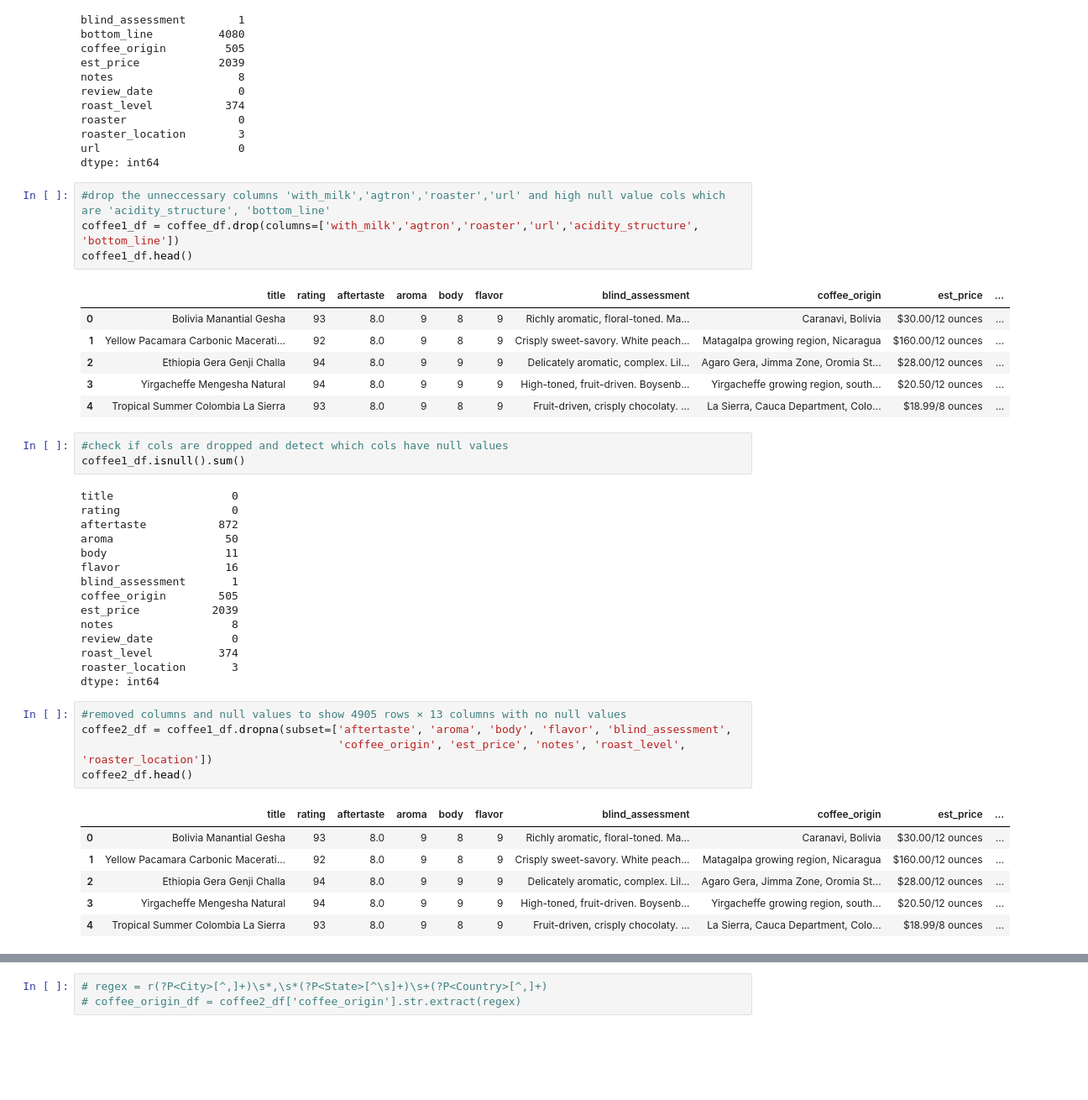
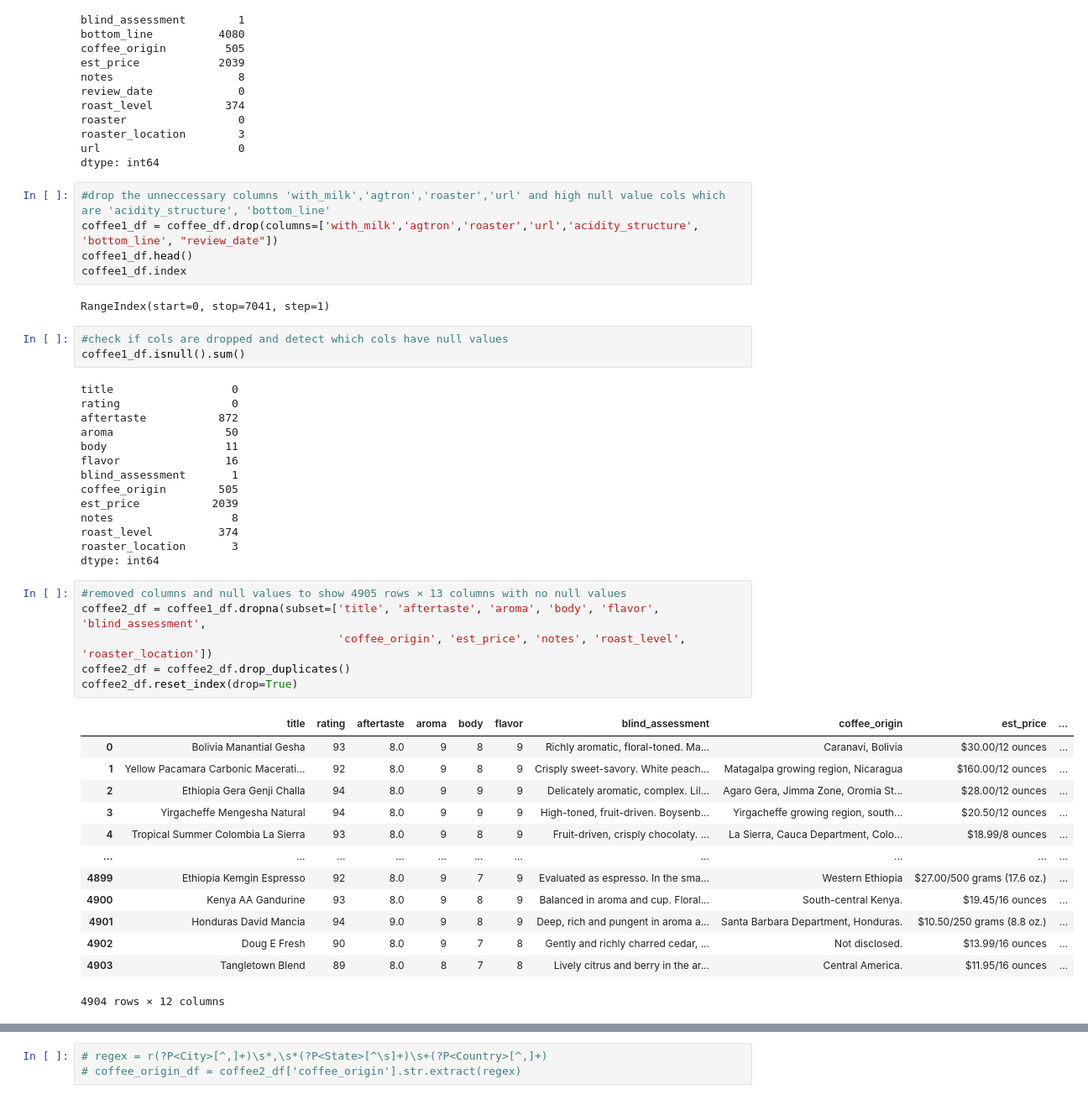
Before and after one commit to Marissag21/coffee_venture, a Jupyter notebook: ankita_coffee_data.ipynb, the cells around one changed output, grey strips where cells are left out. Shown at 84% size. Cells and saved outputs as stored; diff of their text form; blank space fills up the shorter version.

```diff
--- a/ankita_coffee_data.ipynb
+++ b/ankita_coffee_data.ipynb
@@ -41,15 +41,11 @@ url                     0
 dtype: int64
 # %%
 #drop the unneccessary columns 'with_milk','agtron','roaster','url' and high null value cols which are 'acidity_structure', 'bottom_line'
-coffee1_df = coffee_df.drop(columns=['with_milk','agtron','roaster','url','acidity_structure', 'bottom_line'])
+coffee1_df = coffee_df.drop(columns=['with_milk','agtron','roaster','url','acidity_structure', 'bottom_line', "review_date"])
 coffee1_df.head()
+coffee1_df.index
 # %% [output]
-|  | title | rating | aftertaste | aroma | body | flavor | blind_assessment | coffee_origin | est_price | ... |
-| 0 | Bolivia Manantial Gesha | 93 | 8.0 | 9 | 8 | 9 | Richly aromatic, floral-toned. Ma... | Caranavi, Bolivia | $30.00/12 ounces | ... |
-| 1 | Yellow Pacamara Carbonic Macerati... | 92 | 8.0 | 9 | 8 | 9 | Crisply sweet-savory. White peach... | Matagalpa growing region, Nicaragua | $160.00/12 ounces | ... |
-| 2 | Ethiopia Gera Genji Challa | 94 | 8.0 | 9 | 9 | 9 | Delicately aromatic, complex. Lil... | Agaro Gera, Jimma Zone, Oromia St... | $28.00/12 ounces | ... |
-| 3 | Yirgacheffe Mengesha Natural | 94 | 8.0 | 9 | 9 | 9 | High-toned, fruit-driven. Boysenb... | Yirgacheffe growing region, south... | $20.50/12 ounces | ... |
-| 4 | Tropical Summer Colombia La Sierra | 93 | 8.0 | 9 | 8 | 9 | Fruit-driven, crisply chocolaty. ... | La Sierra, Cauca Department, Colo... | $18.99/8 ounces | ... |
+RangeIndex(start=0, stop=7041, step=1)
 # %%
 #check if cols are dropped and detect which cols have null values
 coffee1_df.isnull().sum()
@@ -64,20 +60,27 @@ blind_assessment       1
 coffee_origin        505
 est_price           2039
 notes                  8
-review_date            0
 roast_level          374
 roaster_location       3
 dtype: int64
 # %%
 #removed columns and null values to show 4905 rows × 13 columns with no null values
-coffee2_df = coffee1_df.dropna(subset=['aftertaste', 'aroma', 'body', 'flavor', 'blind_assessment',
+coffee2_df = coffee1_df.dropna(subset=['title', 'aftertaste', 'aroma', 'body', 'flavor', 'blind_assessment',
                                        'coffee_origin', 'est_price', 'notes', 'roast_level', 'roaster_location'])
-coffee2_df.head()
+coffee2_df = coffee2_df.drop_duplicates()
+coffee2_df.reset_index(drop=True)
 # %% [output]
 |  | title | rating | aftertaste | aroma | body | flavor | blind_assessment | coffee_origin | est_price | ... |
 | 0 | Bolivia Manantial Gesha | 93 | 8.0 | 9 | 8 | 9 | Richly aromatic, floral-toned. Ma... | Caranavi, Bolivia | $30.00/12 ounces | ... |
 | 1 | Yellow Pacamara Carbonic Macerati... | 92 | 8.0 | 9 | 8 | 9 | Crisply sweet-savory. White peach... | Matagalpa growing region, Nicaragua | $160.00/12 ounces | ... |
 | 2 | Ethiopia Gera Genji Challa | 94 | 8.0 | 9 | 9 | 9 | Delicately aromatic, complex. Lil... | Agaro Gera, Jimma Zone, Oromia St... | $28.00/12 ounces | ... |
 | 3 | Yirgacheffe Mengesha Natural | 94 | 8.0 | 9 | 9 | 9 | High-toned, fruit-driven. Boysenb... | Yirgacheffe growing region, south... | $20.50/12 ounces | ... |
 | 4 | Tropical Summer Colombia La Sierra | 93 | 8.0 | 9 | 8 | 9 | Fruit-driven, crisply chocolaty. ... | La Sierra, Cauca Department, Colo... | $18.99/8 ounces | ... |
+| ... | ... | ... | ... | ... | ... | ... | ... | ... | ... | ... |
+| 4899 | Ethiopia Kemgin Espresso | 92 | 8.0 | 9 | 7 | 9 | Evaluated as espresso. In the sma... | Western Ethiopia | $27.00/500 grams (17.6 oz.) | ... |
+| 4900 | Kenya AA Gandurine | 93 | 8.0 | 9 | 8 | 9 | Balanced in aroma and cup. Floral... | South-central Kenya. | $19.45/16 ounces | ... |
+| 4901 | Honduras David Mancia | 94 | 9.0 | 9 | 8 | 9 | Deep, rich and pungent in aroma a... | Santa Barbara Department, Honduras. | $10.50/250 grams (8.8 oz.) | ... |
+| 4902 | Doug E Fresh | 90 | 8.0 | 9 | 7 | 8 | Gently and richly charred cedar, ... | Not disclosed. | $13.99/16 ounces | ... |
+| 4903 | Tangletown Blend | 89 | 8.0 | 8 | 7 | 8 | Lively citrus and berry in the ar... | Central America. | $11.95/16 ounces | ... |
+4904 rows × 12 columns
 # %%
```
Also changed, not shown: parts of 4 cells of this notebook.
